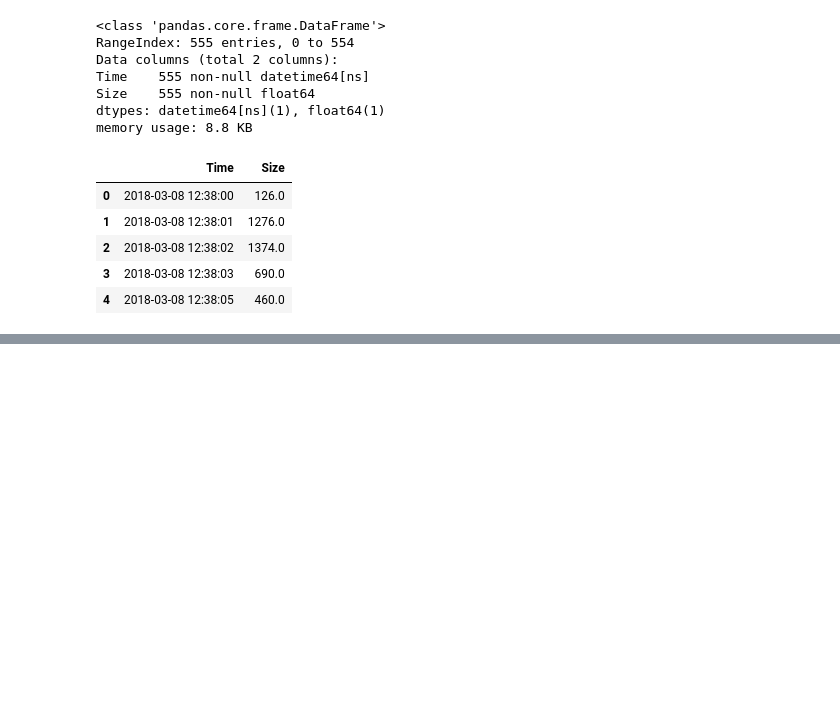
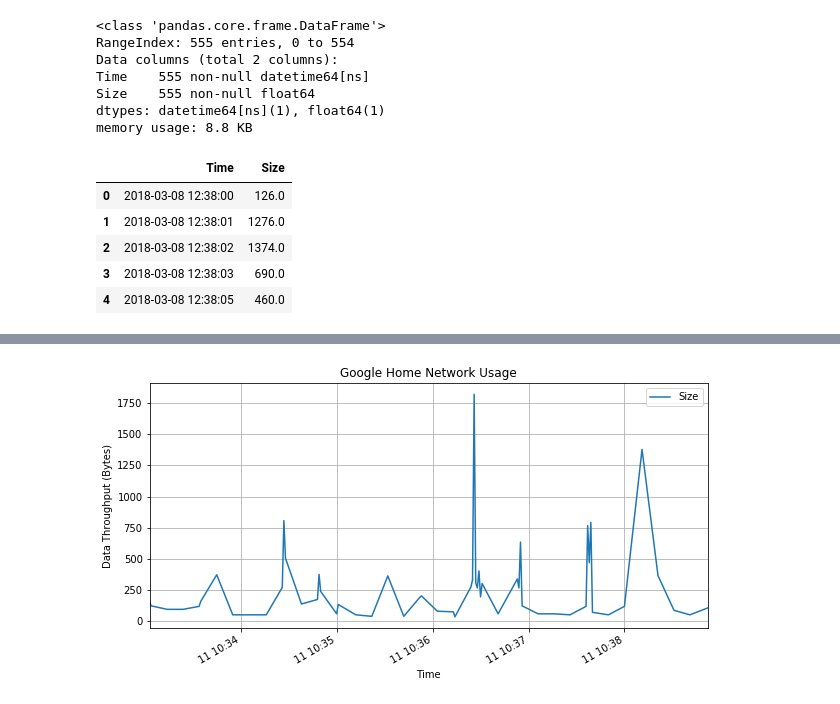
Before and after one commit to ayanpatel/iot-sec, a Jupyter notebook: plotDB.ipynb, the cells around one changed output, grey strips where cells are left out. Cells and saved outputs as stored; diff of their text form; code cells hidden in the pictures; blank space fills up the shorter version.

```diff
--- a/plotDB.ipynb
+++ b/plotDB.ipynb
@@ -16,14 +16,16 @@ cursor.execute('SELECT time, sum(size) as size FROM ip WHERE time >="2018-03-08
 
 rows = cursor.fetchall()
 
-#cursor.execute('SELECT * FROM power LIMIT 5');
-#rows2 = cursor.fetchall()
+cursor.execute('SELECT time, sum(size) as size FROM ip WHERE time >="2018-11-11 10:33:00" AND time <"2018-11-11 10:39:00" group by time')
+
+rows2 = cursor.fetchall()
 # %%
 df = pd.DataFrame( [[ij for ij in i] for i in rows] )
-#df2 = pd.DataFrame( [[ij for ij in i] for i in rows2] )
-#df.rename(columns={0: 'Time', 1: 'Source', 2: 'Destination', 3: 'Protocol', 4:'Type', 5:'Size'}, inplace=True);
+df2 = pd.DataFrame( [[ij for ij in i] for i in rows2] )
+df2.rename(columns={0: 'Time', 1: 'Size'}, inplace=True);
 df.rename(columns={0: 'Time', 1: 'Size'}, inplace=True)
 df['Size'] = pd.to_numeric(df['Size'])
+df2['Size'] = pd.to_numeric(df2['Size'])
 df.info()
 df.head()
 #df2.head()
@@ -50,0 +53,7 @@ plt.show()
+# %%
+ax = df2.plot(x='Time', y='Size', kind='line', grid=True, title='Google Home Network Usage', figsize=(10,5))
+ax.set_xlabel('Time')
+ax.set_ylabel('Data Throughput (Bytes)')
+plt.show()
+# %% [output]
+[figure, added]
```
Also changed, not shown: parts of 5 cells of this notebook.
